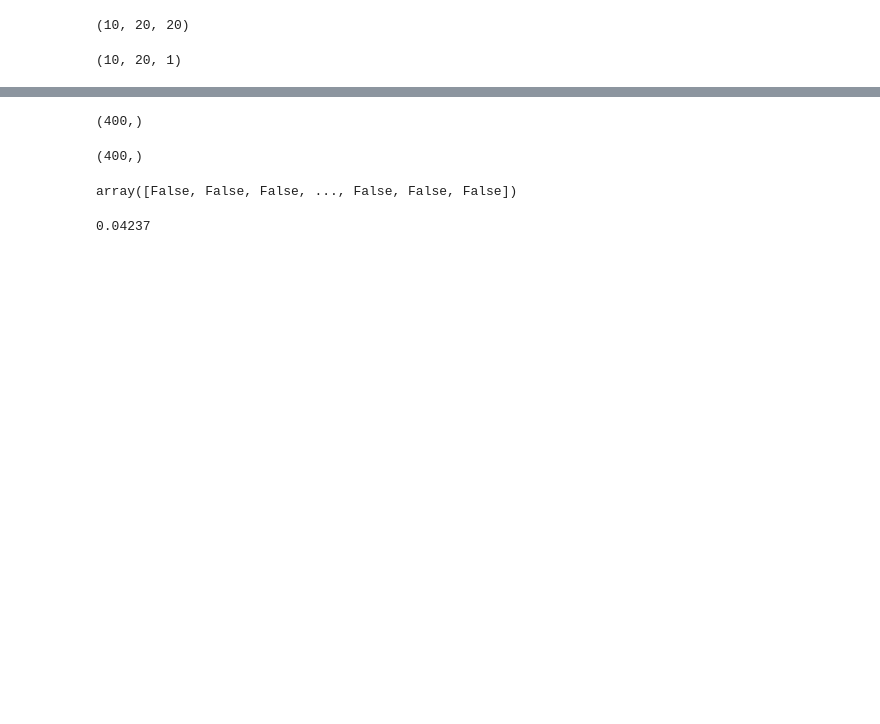
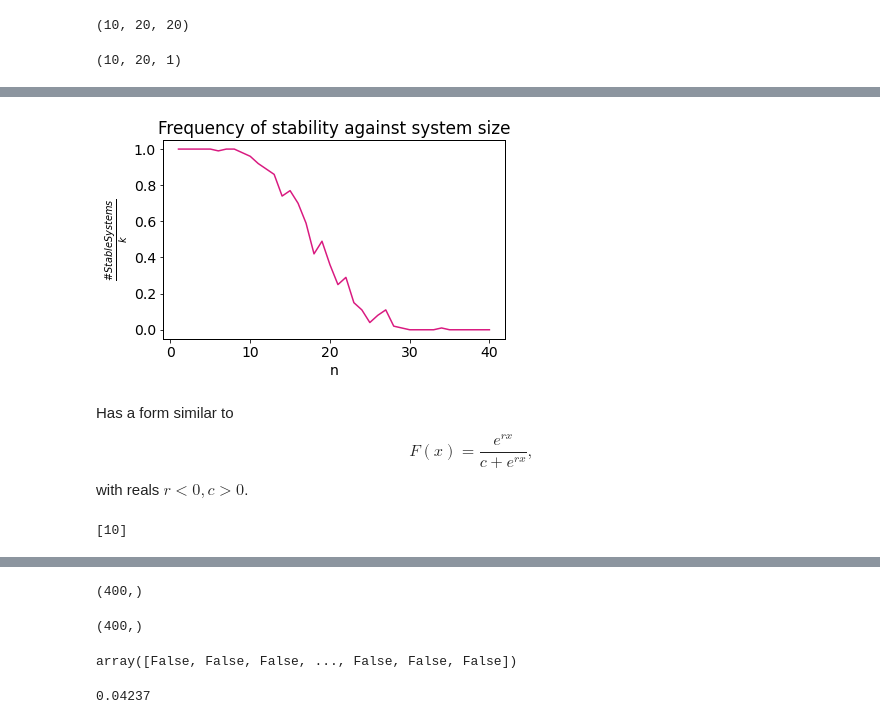
Before and after one commit to hnmns/Microbiome_Stability_Diversity, a Jupyter notebook: microbiome_stab_div.ipynb, the cells around one changed output, grey strips where cells are left out. Saved outputs shown, nothing was run; the diff lists cells and outputs as text; code cells hidden in the pictures; blank space fills up the shorter version.

```diff
--- a/microbiome_stab_div.ipynb
+++ b/microbiome_stab_div.ipynb
@@ -578,2 +464,55 @@ sEVs = np.append(sEVs, eigvals(sL))
+# %%
+# small systems (small n) almost Never unstable
+ # house of cards?
+ns_test = list(range(1,41))
+percents_stable = []
+
+for nn in ns_test:
+    n_test = nn
+    k_test=100
+    ev_ex = rand_eigval_gen(n_test,k_test,sig = 1, symmetric=False)
+    reals = ev_ex.real
+
+
+    #reals.shape
+
+    # MEANINGLESS, loses the eigvals associations with their respective systems
+    pos_real_cts = np.sum(reals>0,-1) # DUE TO COMPLEX CONJUGATES, REALLY ONLY HALF THIS MANY ??? I GUESS, BUT
+                            # EVERY EIGVAL HAS COMPLEX CONJUGATE, SO THE FREQUENCY CALC WORKS OUT JUST AS WELL.
+
+
+    # plot stability as n increases? Past n=~30, NO STABLE SYSTEMS
+
+    percents_stable.append(len(pos_real_cts[pos_real_cts==0])/k_test) # ratio of stable systems to total systems (k)
+
+
+# WHERE IS ALL THE PRINTING COMING FROM????????
+ # (k,n,n), so it must be P, but where is P.shape printed?
+# %%
+xdata = np.array(ns_test)
+ydata = np.array(percents_stable)
+
+
+# I forgot how to suppress matplotlib output automatically
+plt.plot(xdata,ydata, color=(0.85,0.1,0.5));
+plt.title('Frequency of stability against system size');
+plt.xlabel('n');
+plt.ylabel(r'$\frac{\# Stable Systems}{k}$');
+plt.tight_layout();
+# looks like logistic growth (decay, really)
+plt.show();
+# presence of exponentials makes enough sense given the type of math going on
+# %% [output]
+[figure, added]
+# %% [markdown]
+Has a form similar to
+$$ F(x) = \frac{e^{rx}}{c+e^{rx}}, $$
+with reals $r<0, c>0$.
+# %%
+listo = []
+listo.append(10)
+listo
+# %% [output]
+[10]
 # %%
 # %% [output]
```
Also changed, not shown: parts of 39 cells of this notebook.
